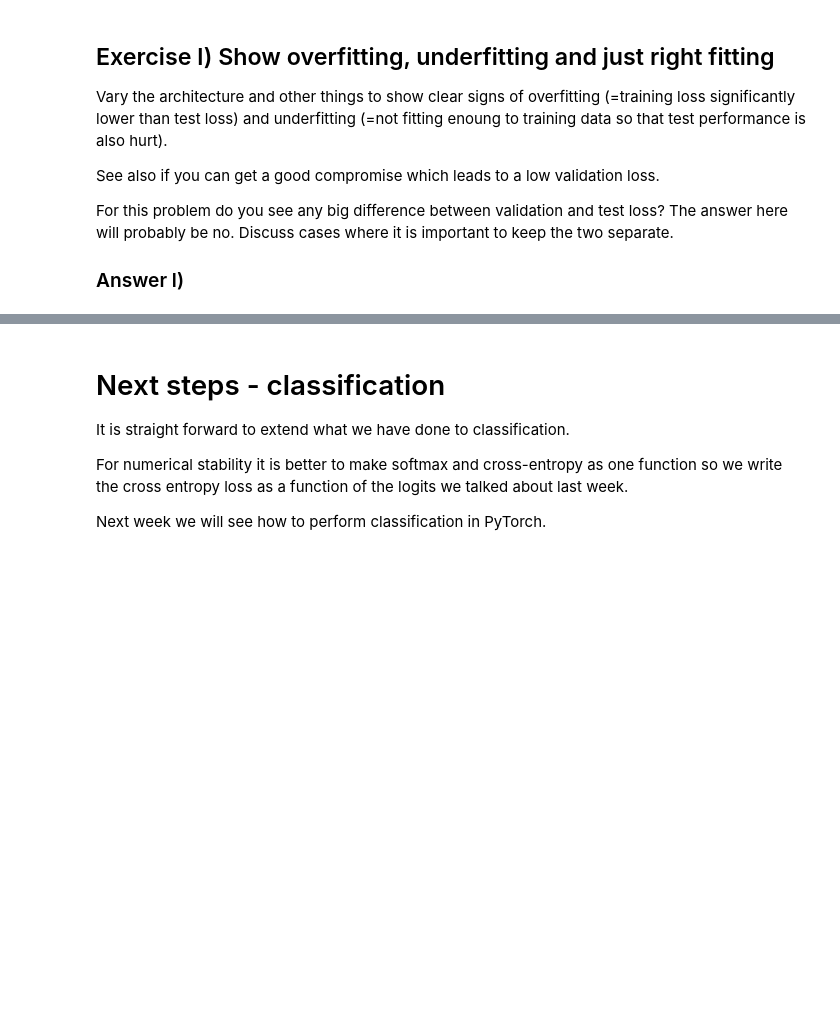
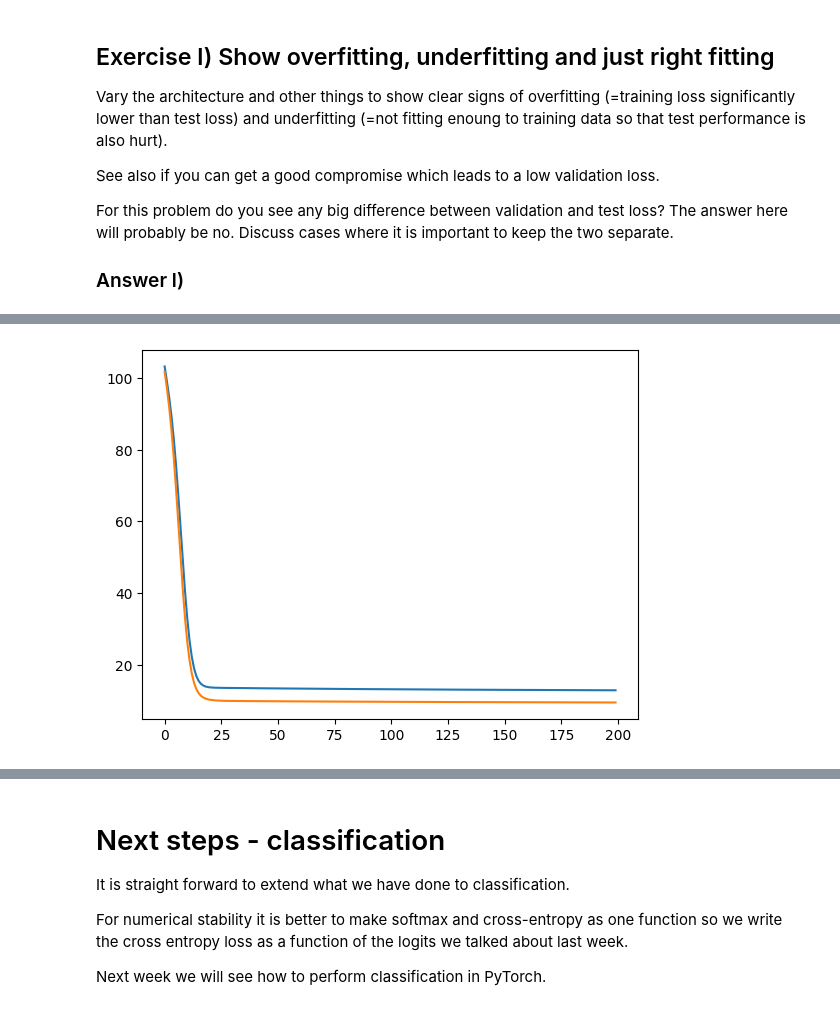
Before and after one commit to jereml99/02456-deep-learning-with-PyTorch, a Jupyter notebook: 2_Feedforward_Python/2.1-EXE-FNN-AutoDif-Nanograd.ipynb, the cells around one changed output, grey strips where cells are left out. Saved outputs shown, nothing was run; the diff lists cells and outputs as text; code cells hidden in the pictures; blank space fills up the shorter version.

```diff
--- a/2_Feedforward_Python/2.1-EXE-FNN-AutoDif-Nanograd.ipynb
+++ b/2_Feedforward_Python/2.1-EXE-FNN-AutoDif-Nanograd.ipynb
@@ -897,7 +897,7 @@ For this problem do you see any big difference between validation and test loss?
 
 ### Answer l)
 # %%
-def train_model(model: Sequence[DenseLayer], EPOCHS = 200, LEARN_R = 2e-3 ):
+def train_model(model: Sequence[DenseLayer], x_train, y_train, EPOCHS=200, LEARN_R=2e-3):
     train_loss = []
     val_loss = []
 
@@ -909,7 +909,7 @@ def train_model(model: Sequence[DenseLayer], EPOCHS = 200, LEARN_R = 2e-3 ):
         # Backward pass
         Loss.backward()
 
-        # gradient descent update
+        # Gradient descent update
         update_parameters(parameters(model), LEARN_R)
         zero_gradients(parameters(model))
 
@@ -920,16 +920,16 @@ def train_model(model: Sequence[DenseLayer], EPOCHS = 200, LEARN_R = 2e-3 ):
         Loss_validation = squared_loss(y_validation, forward(x_validation, model))
         val_loss.append(Loss_validation.v)
 
-        if e%10==0:
+        if e % 10 == 0:
             print("{:4d}".format(e),
-                "({:5.2f}%)".format(e/EPOCHS*100),
-                "Train loss: {:4.3f} \t Validation loss: {:4.3f}".format(train_loss[-1], val_loss[-1]))
+                  "({:5.2f}%)".format(e / EPOCHS * 100),
+                  "Train loss: {:4.3f} \t Validation loss: {:4.3f}".format(train_loss[-1], val_loss[-1]))
     return train_loss, val_loss
 
-def train_and_plot_loss(model: Sequence[DenseLayer],  EPOCHS = 200, LEARN_R = 2e-3 ):
-    train_loss, val_loss = train_model(model,  EPOCHS = 200, LEARN_R = 2e-3 )
-    plt.plot(range(len(train_loss)), train_loss);
-    plt.plot(range(len(val_loss)), val_loss);
+def train_and_plot_loss(model: Sequence[DenseLayer], x_train = x_train, y_train = y_train, EPOCHS=200, LEARN_R=2e-3):
+    train_loss, val_loss = train_model(model, x_train, y_train, EPOCHS, LEARN_R)
+    plt.plot(range(len(train_loss)), train_loss)
+    plt.plot(range(len(val_loss)), val_loss)
     plt.show()
 
 
@@ -974,0 +981,11 @@ def deep_copy_network(network: Sequence[DenseLayer]):
+# %%
+#right fitting
+
+NN = [
+    DenseLayer(1, 4, lambda x: x.tanh()),
+    DenseLayer(4, 1, lambda x: x.identity())
+]
+
+train_and_plot_loss(NN, LEARN_R= 0.001)
+networks_to_plot.append((NN, "right fitting"))
+# %% [output]
@@ -974,0 +1012 @@ def deep_copy_network(network: Sequence[DenseLayer]):
+[figure, added]
```
Also changed, not shown: parts of 13 cells of this notebook.
